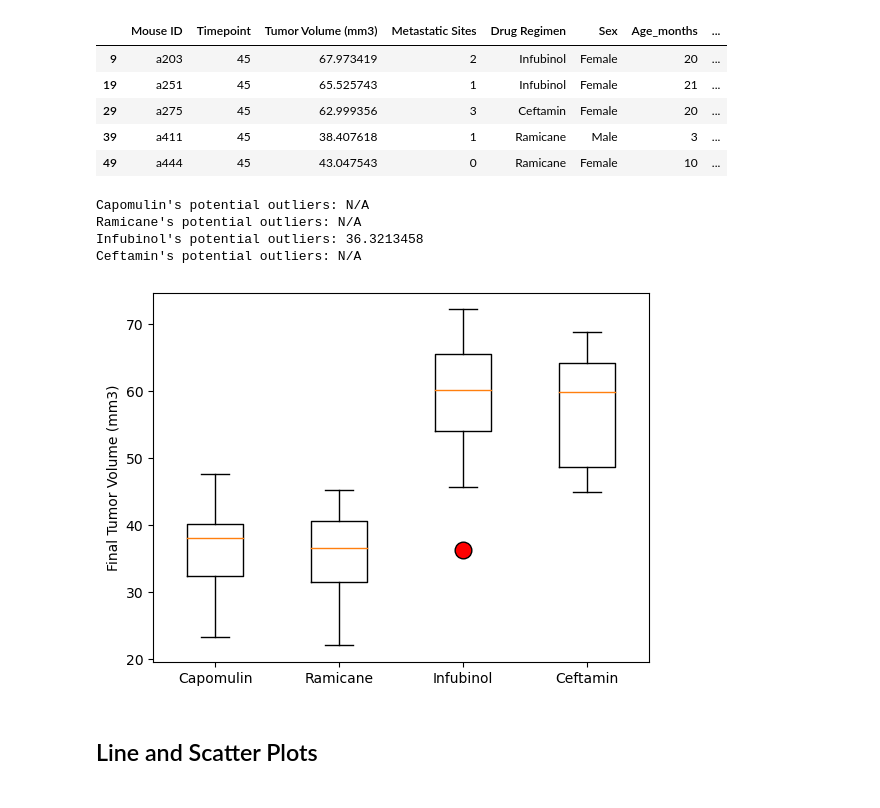
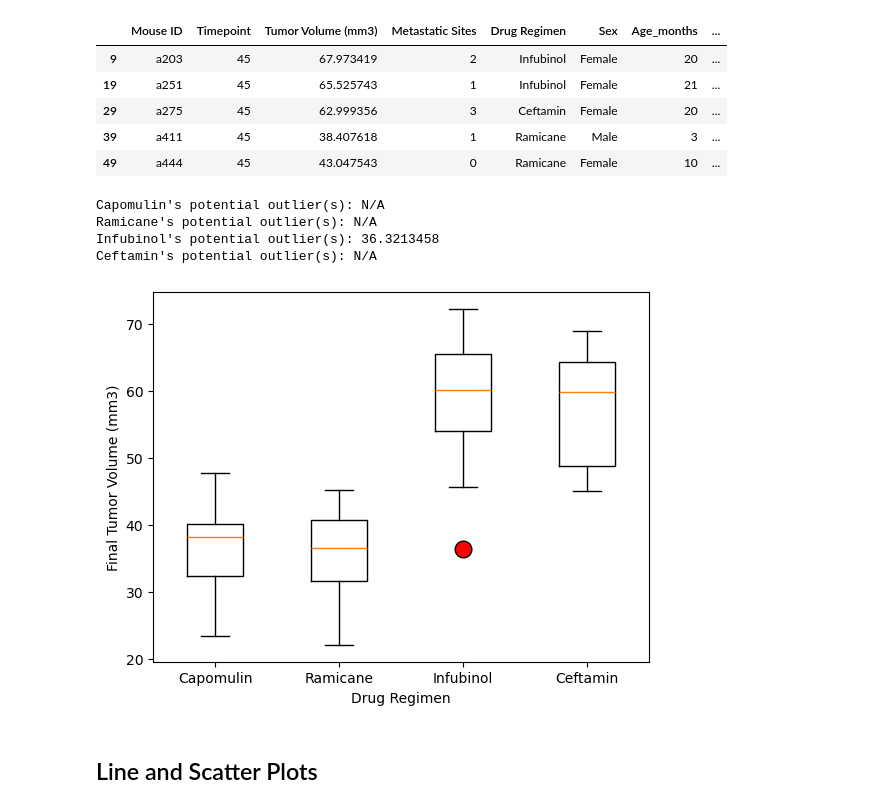
Before and after one commit to KeeganDavis/data-visualization-challenge, a Jupyter notebook: pymaceuticals.ipynb, the cells around one changed output. Saved outputs shown, nothing was run; the diff lists cells and outputs as text; code cells hidden in the pictures.

Commit message:
added code for all plots, correlation, and regression

```diff
--- a/pymaceuticals.ipynb
+++ b/pymaceuticals.ipynb
@@ -233,17 +233,21 @@ for drug in four_treatments:
     # Determine outliers using upper and lower bounds
     outliers = tumor_data[(tumor_data < lower_bound_loop) | (tumor_data > upper_bound_loop)].values
     if len(outliers) == 1:
-        print(f"{drug}'s potential outliers: {outliers[0]}")
+        print(f"{drug}'s potential outlier(s): {outliers[0]}")
     else:
-        print(f"{drug}'s potential outliers: N/A")
+        print(f"{drug}'s potential outlier(s): N/A")
 # %% [output]
-Capomulin's potential outliers: N/A
-Ramicane's potential outliers: N/A
-Infubinol's potential outliers: 36.3213458
-Ceftamin's potential outliers: N/A
+Capomulin's potential outlier(s): N/A
+Ramicane's potential outlier(s): N/A
+Infubinol's potential outlier(s): 36.3213458
+Ceftamin's potential outlier(s): N/A
 # %%
 # Generate a box plot that shows the distrubution of the tumor volume for each treatment group.
+plt.boxplot(tumor_volume_data, labels=four_treatments, flierprops={'markerfacecolor':'r', 'markersize': 12})
+plt.xlabel('Drug Regimen')
+plt.ylabel('Final Tumor Volume (mm3)')
+plt.show()
 # %% [output]
-[figure, old version]
+[figure, new version]
 # %% [markdown]
 ## Line and Scatter Plots
```
Also changed, not shown: parts of 6 cells of this notebook, 1 other file.
